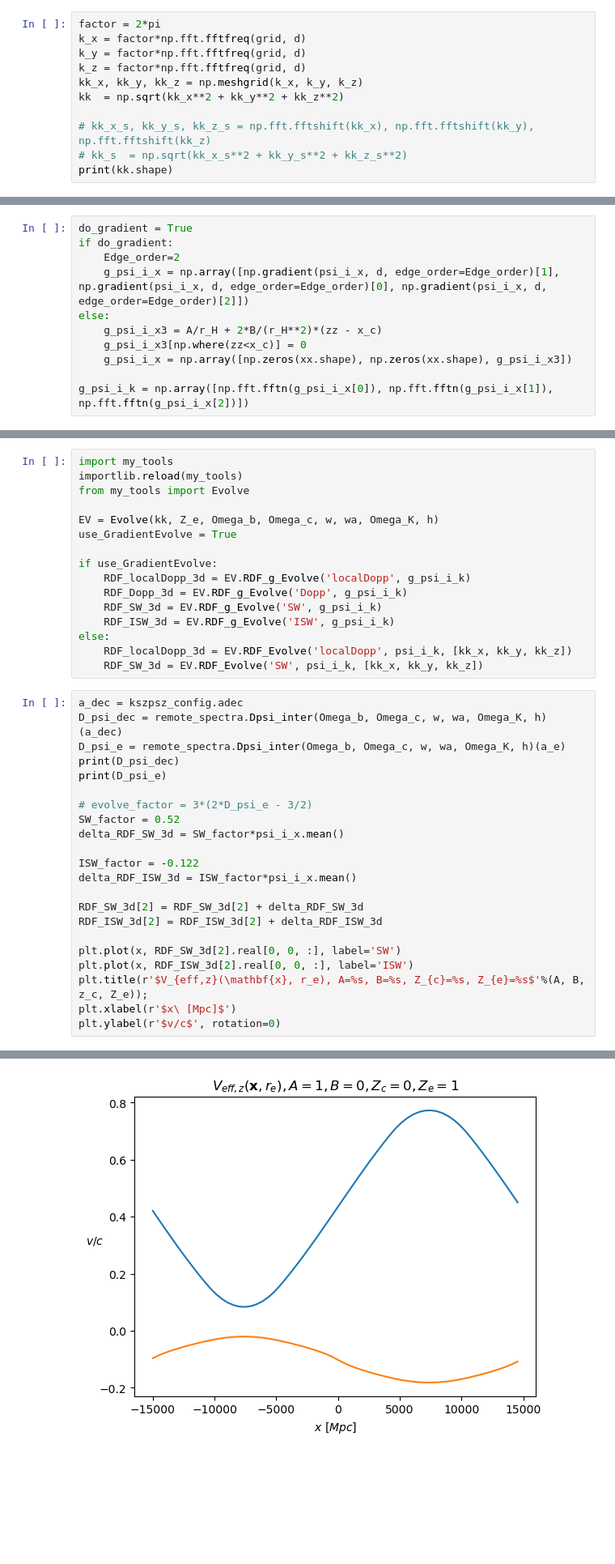
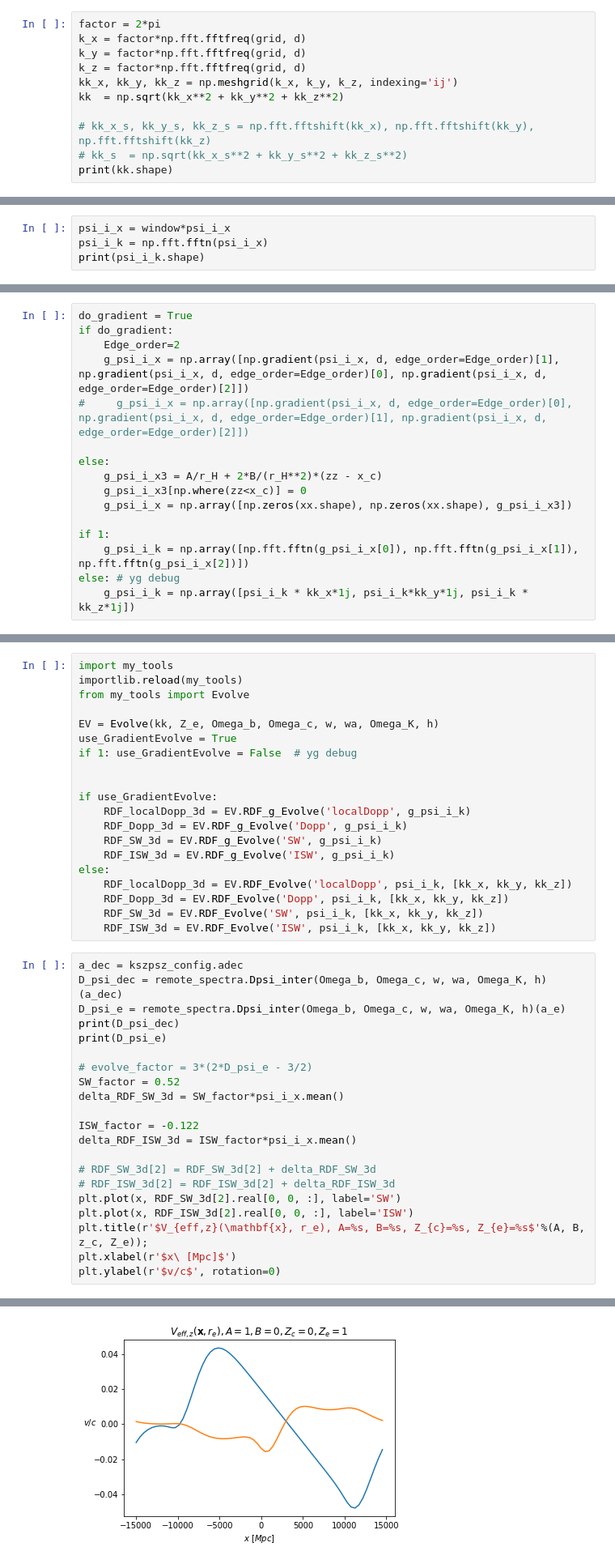
Before and after one commit to catketchup/ReCCO, a Jupyter notebook: code/sim_bubble_collision.ipynb, the cells around one changed output, grey strips where cells are left out. Shown at 81% size. Cells and saved outputs as stored; diff of their text form; blank space fills up the shorter version.

Commit message:
add window functions to get rid of ringing

```diff
--- a/code/sim_bubble_collision.ipynb
+++ b/code/sim_bubble_collision.ipynb
@@ -68,7 +68,7 @@ factor = 2*pi
 k_x = factor*np.fft.fftfreq(grid, d)
 k_y = factor*np.fft.fftfreq(grid, d)
 k_z = factor*np.fft.fftfreq(grid, d)
-kk_x, kk_y, kk_z = np.meshgrid(k_x, k_y, k_z)
+kk_x, kk_y, kk_z = np.meshgrid(k_x, k_y, k_z, indexing='ij')
 kk  = np.sqrt(kk_x**2 + kk_y**2 + kk_z**2)
 
 # kk_x_s, kk_y_s, kk_z_s = np.fft.fftshift(kk_x), np.fft.fftshift(kk_y), np.fft.fftshift(kk_z)
@@ -141,0 +174,4 @@ z
+# %%
+psi_i_x = window*psi_i_x
+psi_i_k = np.fft.fftn(psi_i_x)
+print(psi_i_k.shape)
@@ -176,12 +214,17 @@ do_gradient = True
 if do_gradient:
     Edge_order=2
     g_psi_i_x = np.array([np.gradient(psi_i_x, d, edge_order=Edge_order)[1], np.gradient(psi_i_x, d, edge_order=Edge_order)[0], np.gradient(psi_i_x, d, edge_order=Edge_order)[2]])
+#     g_psi_i_x = np.array([np.gradient(psi_i_x, d, edge_order=Edge_order)[0], np.gradient(psi_i_x, d, edge_order=Edge_order)[1], np.gradient(psi_i_x, d, edge_order=Edge_order)[2]])
+
 else:
     g_psi_i_x3 = A/r_H + 2*B/(r_H**2)*(zz - x_c)
     g_psi_i_x3[np.where(zz<x_c)] = 0
     g_psi_i_x = np.array([np.zeros(xx.shape), np.zeros(xx.shape), g_psi_i_x3])
 
-g_psi_i_k = np.array([np.fft.fftn(g_psi_i_x[0]), np.fft.fftn(g_psi_i_x[1]), np.fft.fftn(g_psi_i_x[2])])
+if 1:
+    g_psi_i_k = np.array([np.fft.fftn(g_psi_i_x[0]), np.fft.fftn(g_psi_i_x[1]), np.fft.fftn(g_psi_i_x[2])])
+else: # yg debug
+    g_psi_i_k = np.array([psi_i_k * kk_x*1j, psi_i_k*kk_y*1j, psi_i_k * kk_z*1j])
 # %%
 if 1:
     print(direction)
@@ -296,6 +332,8 @@ from my_tools import Evolve
 
 EV = Evolve(kk, Z_e, Omega_b, Omega_c, w, wa, Omega_K, h)
 use_GradientEvolve = True
+if 1: use_GradientEvolve = False  # yg debug
+
 
 if use_GradientEvolve:
     RDF_localDopp_3d = EV.RDF_g_Evolve('localDopp', g_psi_i_k)
@@ -304,7 +342,9 @@ if use_GradientEvolve:
     RDF_ISW_3d = EV.RDF_g_Evolve('ISW', g_psi_i_k)
 else:
     RDF_localDopp_3d = EV.RDF_Evolve('localDopp', psi_i_k, [kk_x, kk_y, kk_z])
+    RDF_Dopp_3d = EV.RDF_Evolve('Dopp', psi_i_k, [kk_x, kk_y, kk_z])
     RDF_SW_3d = EV.RDF_Evolve('SW', psi_i_k, [kk_x, kk_y, kk_z])
+    RDF_ISW_3d = EV.RDF_Evolve('ISW', psi_i_k, [kk_x, kk_y, kk_z])
 # %%
 a_dec = kszpsz_config.adec
 D_psi_dec = remote_spectra.Dpsi_inter(Omega_b, Omega_c, w, wa, Omega_K, h)(a_dec)
@@ -319,9 +359,8 @@ delta_RDF_SW_3d = SW_factor*psi_i_x.mean()
 ISW_factor = -0.122
 delta_RDF_ISW_3d = ISW_factor*psi_i_x.mean()
 
-RDF_SW_3d[2] = RDF_SW_3d[2] + delta_RDF_SW_3d
-RDF_ISW_3d[2] = RDF_ISW_3d[2] + delta_RDF_ISW_3d
-
+# RDF_SW_3d[2] = RDF_SW_3d[2] + delta_RDF_SW_3d
+# RDF_ISW_3d[2] = RDF_ISW_3d[2] + delta_RDF_ISW_3d
 plt.plot(x, RDF_SW_3d[2].real[0, 0, :], label='SW')
 plt.plot(x, RDF_ISW_3d[2].real[0, 0, :], label='ISW')
 plt.title(r'$V_{eff,z}(\mathbf{x}, r_e), A=%s, B=%s, Z_{c}=%s, Z_{e}=%s$'%(A, B, z_c, Z_e));
@@ -333,5 +372,5 @@ plt.ylabel(r'$v/c$', rotation=0)
 Text(0, 0.5, '$v/c$')
-[figure, old version]
+[figure, new version]
 # %%
 D_v = remote_spectra.Dv_inter(Omega_b, Omega_c, w, wa, Omega_K, h)(a_e)
 plt.plot(x,-g_psi_i_x[2][0, 0, :]*D_v, label='V approx evolution')
```
Also changed, not shown: parts of 17 cells of this notebook.
